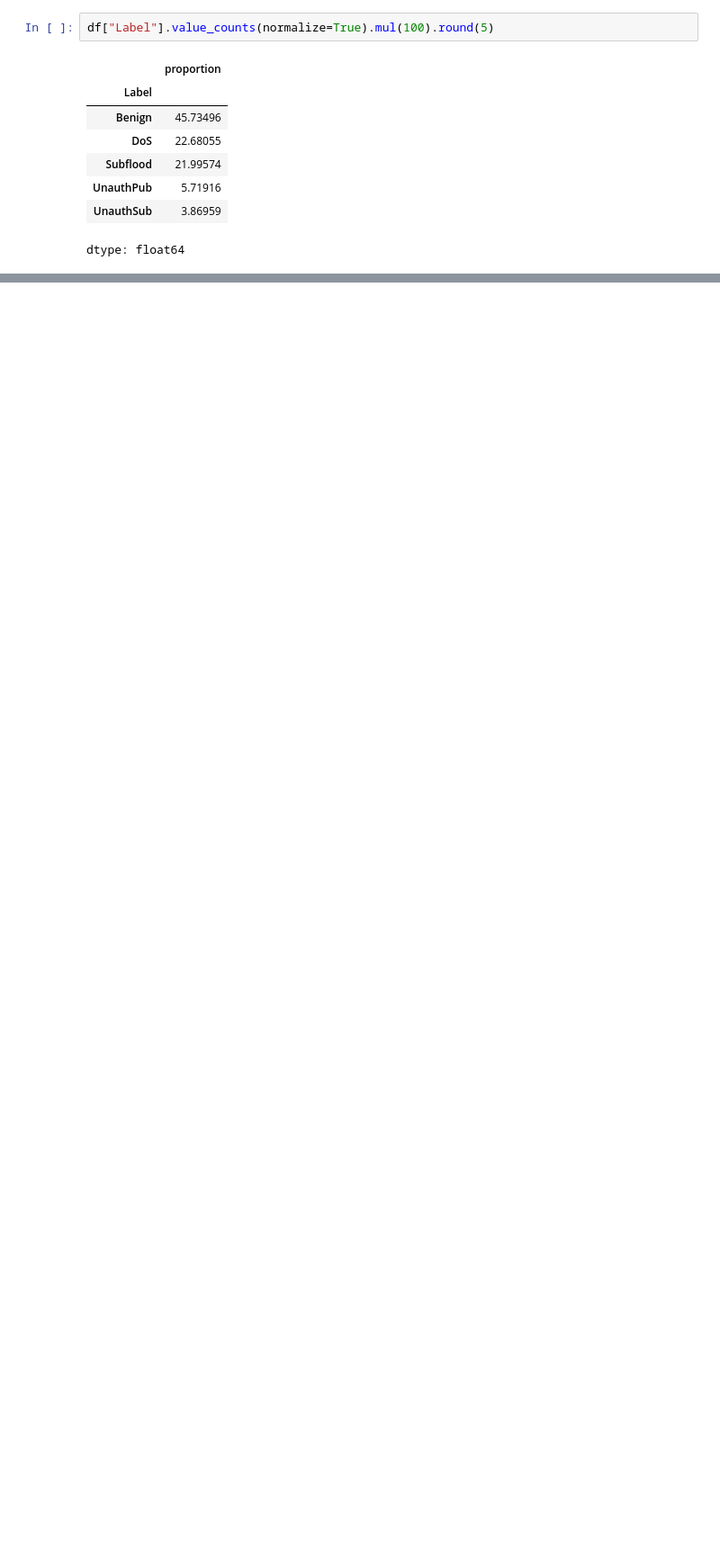
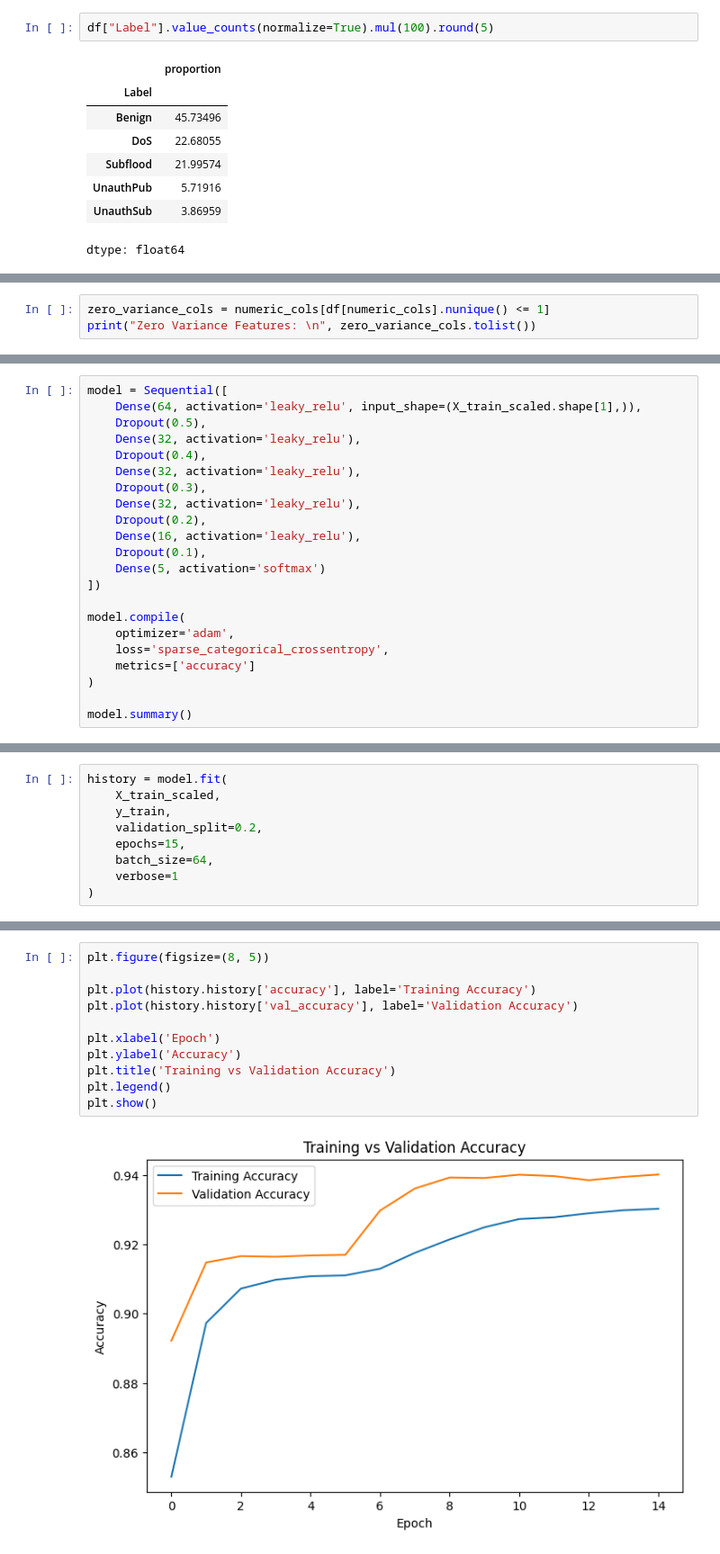
Before and after one commit to humayermahmud/Deep-Learning, a Jupyter notebook: rodis23ipynb.ipynb, the cells around one changed output, grey strips where cells are left out. Shown at 90% size. Drawn from its saved outputs; the diff is of its cells as text; blank space fills up the shorter version.

```diff
--- a/rodis23ipynb.ipynb
+++ b/rodis23ipynb.ipynb
@@ -141,0 +187,3 @@ dtype: float64
+# %%
+zero_variance_cols = numeric_cols[df[numeric_cols].nunique() <= 1]
+print("Zero Variance Features: \n", zero_variance_cols.tolist())
@@ -141,0 +297,22 @@ dtype: float64
+# %%
+model = Sequential([
+    Dense(64, activation='leaky_relu', input_shape=(X_train_scaled.shape[1],)),
+    Dropout(0.5),
+    Dense(32, activation='leaky_relu'),
+    Dropout(0.4),
+    Dense(32, activation='leaky_relu'),
+    Dropout(0.3),
+    Dense(32, activation='leaky_relu'),
+    Dropout(0.2),
+    Dense(16, activation='leaky_relu'),
+    Dropout(0.1),
+    Dense(5, activation='softmax')
+])
+
+model.compile(
+    optimizer='adam',
+    loss='sparse_categorical_crossentropy',
+    metrics=['accuracy']
+)
+
+model.summary()
@@ -141,0 +343,9 @@ dtype: float64
+# %%
+history = model.fit(
+    X_train_scaled,
+    y_train,
+    validation_split=0.2,
+    epochs=15,
+    batch_size=64,
+    verbose=1
+)
@@ -141,0 +372,13 @@ dtype: float64
+# %%
+plt.figure(figsize=(8, 5))
+
+plt.plot(history.history['accuracy'], label='Training Accuracy')
+plt.plot(history.history['val_accuracy'], label='Validation Accuracy')
+
+plt.xlabel('Epoch')
+plt.ylabel('Accuracy')
+plt.title('Training vs Validation Accuracy')
+plt.legend()
+plt.show()
+# %% [output]
+[figure, added]
```
Also changed, not shown: parts of 33 cells of this notebook.
